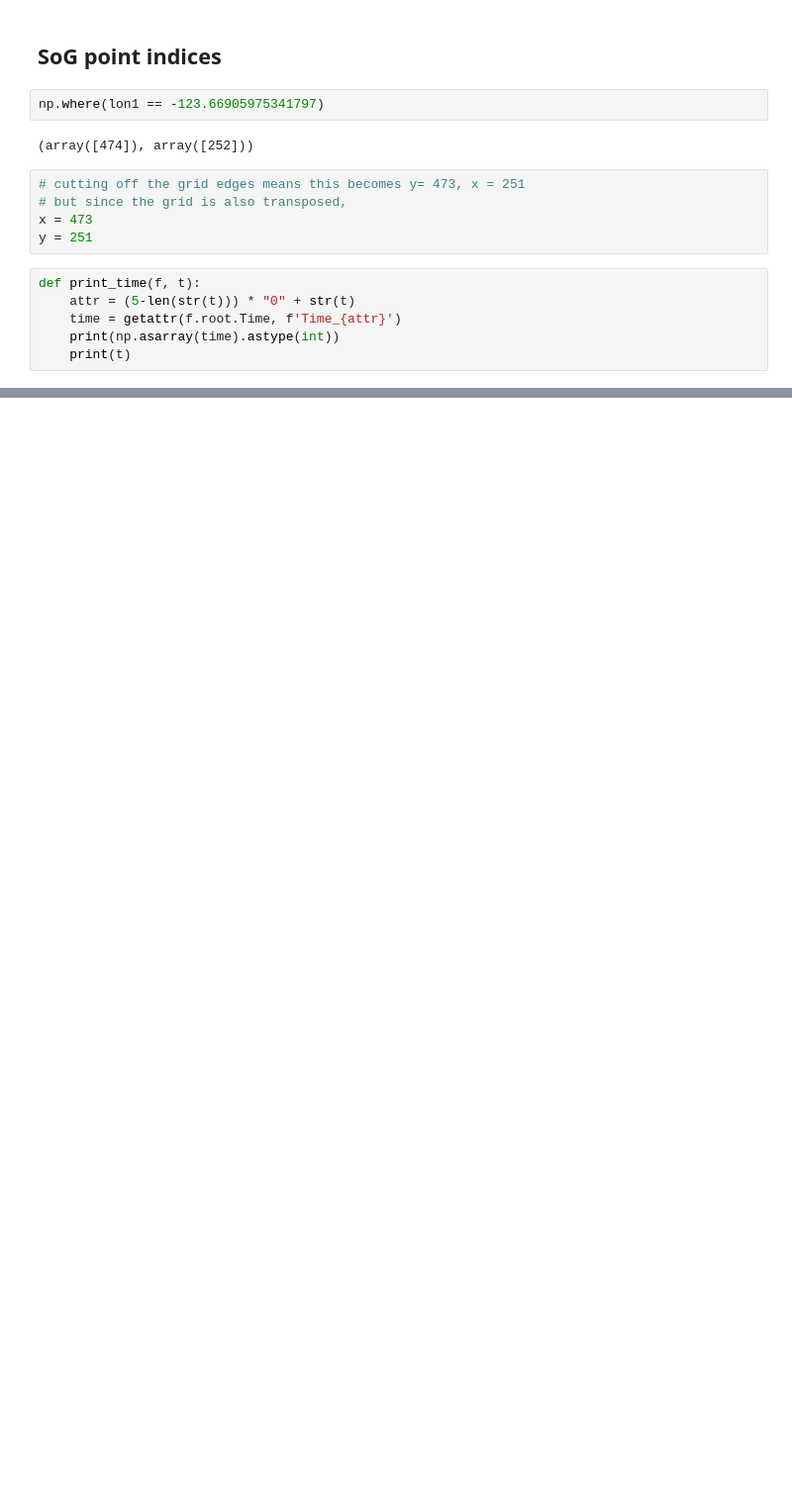
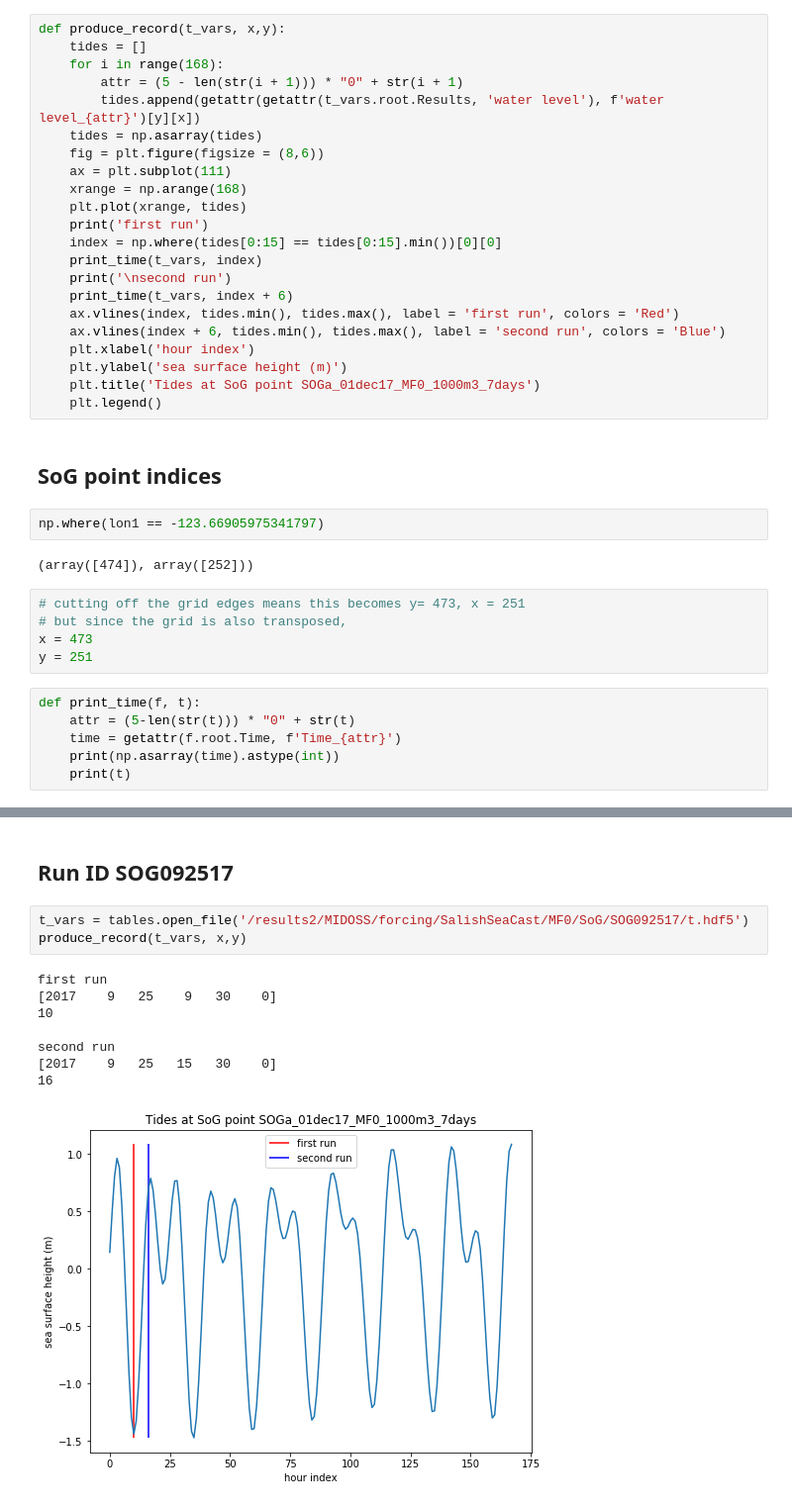
Before and after one commit to ambhudia/analysis-ashutosh, a Jupyter notebook: Untitled.ipynb, the cells around one changed output, grey strips where cells are left out. Shown at 99% size. Saved outputs shown, nothing was run; the diff lists cells and outputs as text; blank space fills up the shorter version.

```diff
--- a/Untitled.ipynb
+++ b/Untitled.ipynb
@@ -22,6 +22,28 @@ produce_tree(t_vars)
 grid1 = xr.open_dataset("https://salishsea.eos.ubc.ca/erddap/griddap/ubcSSnBathymetryV17-02")
 lat1 = grid1.latitude
 lon1= grid1.longitude
+# %%
+def produce_record(t_vars, x,y):
+    tides = []
+    for i in range(168):
+        attr = (5 - len(str(i + 1))) * "0" + str(i + 1)
+        tides.append(getattr(getattr(t_vars.root.Results, 'water level'), f'water level_{attr}')[y][x])
+    tides = np.asarray(tides)
+    fig = plt.figure(figsize = (8,6))
+    ax = plt.subplot(111)
+    xrange = np.arange(168)
+    plt.plot(xrange, tides)
+    print('first run')
+    index = np.where(tides[0:15] == tides[0:15].min())[0][0]
+    print_time(t_vars, index)
+    print('\nsecond run')
+    print_time(t_vars, index + 6)
+    ax.vlines(index, tides.min(), tides.max(), label = 'first run', colors = 'Red')
+    ax.vlines(index + 6, tides.min(), tides.max(), label = 'second run', colors = 'Blue')
+    plt.xlabel('hour index')
+    plt.ylabel('sea surface height (m)')
+    plt.title('Tides at SoG point SOGa_01dec17_MF0_1000m3_7days')
+    plt.legend()
 # %% [markdown]
 ## SoG point indices
 # %%
@@ -73,0 +78,14 @@ second run
+# %% [markdown]
+## Run ID SOG092517
+# %%
+t_vars = tables.open_file('/results2/MIDOSS/forcing/SalishSeaCast/MF0/SoG/SOG092517/t.hdf5')
+produce_record(t_vars, x,y)
+# %% [output]
+first run
+[2017    9   25    9   30    0]
+10
+
+second run
+[2017    9   25   15   30    0]
+16
+[figure, added]
```
Also changed, not shown: parts of 3 cells of this notebook, 1 other file.
